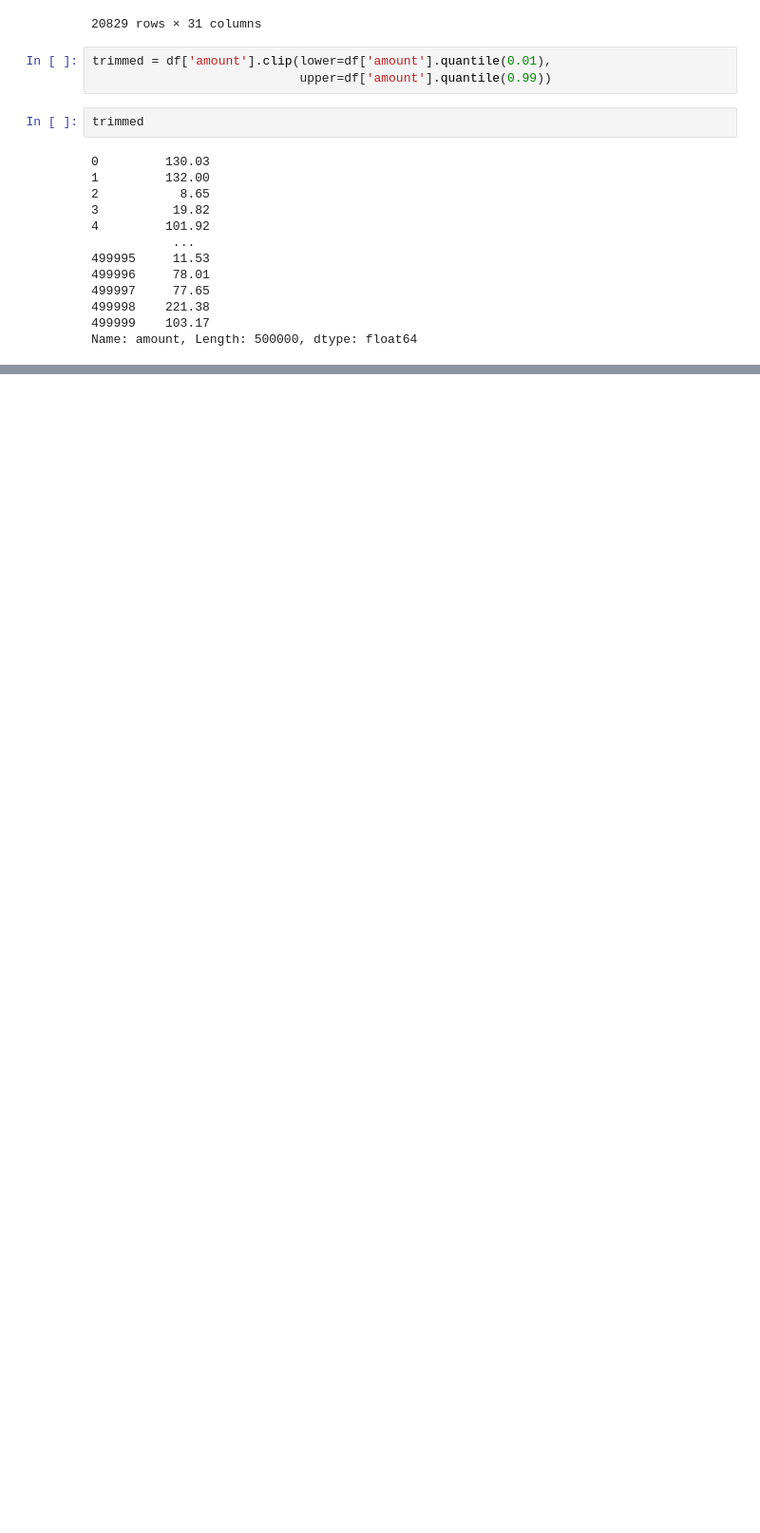
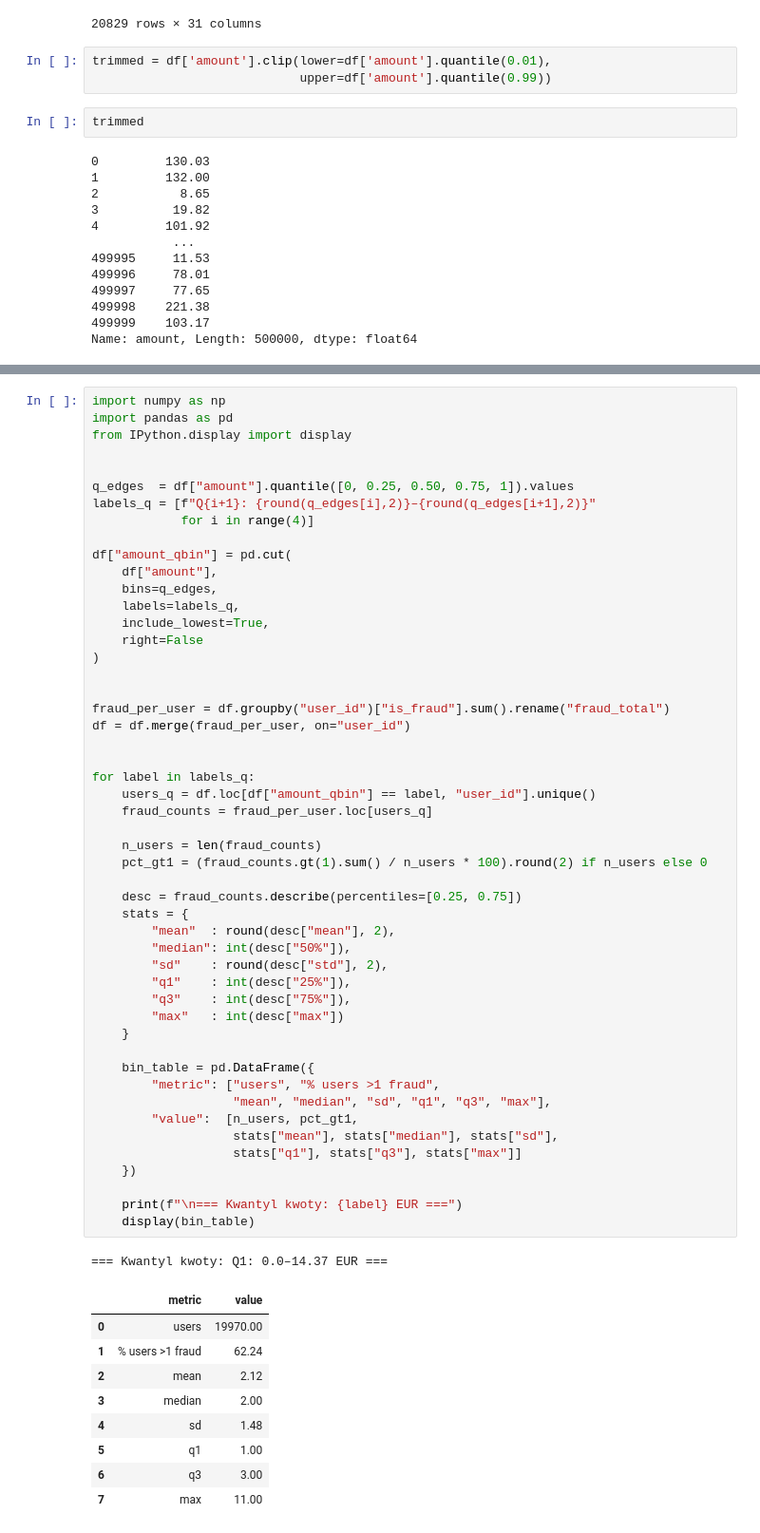
Before and after one commit to AleksanderWWW/gen-z4ikers, a Jupyter notebook: eda.ipynb, the cells around one changed output, grey strips where cells are left out. Shown at 95% size. Drawn from its saved outputs; the diff is of its cells as text; blank space fills up the shorter version.

```diff
--- a/eda.ipynb
+++ b/eda.ipynb
@@ -144,0 +269,61 @@ Name: amount, Length: 500000, dtype: float64
+# %%
+import numpy as np
+import pandas as pd
+from IPython.display import display
+
+
+q_edges  = df["amount"].quantile([0, 0.25, 0.50, 0.75, 1]).values
+labels_q = [f"Q{i+1}: {round(q_edges[i],2)}–{round(q_edges[i+1],2)}"
+            for i in range(4)]
+
+df["amount_qbin"] = pd.cut(
+    df["amount"],
+    bins=q_edges,
+    labels=labels_q,
+    include_lowest=True,
+    right=False
+)
+
+
+fraud_per_user = df.groupby("user_id")["is_fraud"].sum().rename("fraud_total")
+df = df.merge(fraud_per_user, on="user_id")
+
+
+for label in labels_q:
+    users_q = df.loc[df["amount_qbin"] == label, "user_id"].unique()
+    fraud_counts = fraud_per_user.loc[users_q]
+
+    n_users = len(fraud_counts)
+    pct_gt1 = (fraud_counts.gt(1).sum() / n_users * 100).round(2) if n_users else 0
+
+    desc = fraud_counts.describe(percentiles=[0.25, 0.75])
+    stats = {
+        "mean"  : round(desc["mean"], 2),
+        "median": int(desc["50%"]),
+        "sd"    : round(desc["std"], 2),
+        "q1"    : int(desc["25%"]),
+        "q3"    : int(desc["75%"]),
+        "max"   : int(desc["max"])
+    }
+
+    bin_table = pd.DataFrame({
+        "metric": ["users", "% users >1 fraud",
+                   "mean", "median", "sd", "q1", "q3", "max"],
+        "value":  [n_users, pct_gt1,
+                   stats["mean"], stats["median"], stats["sd"],
+                   stats["q1"], stats["q3"], stats["max"]]
+    })
+
+    print(f"\n=== Kwantyl kwoty: {label} EUR ===")
+    display(bin_table)
+# %% [output]
+=== Kwantyl kwoty: Q1: 0.0–14.37 EUR ===
+|  | metric | value |
+| 0 | users | 19970.00 |
+| 1 | % users >1 fraud | 62.24 |
+| 2 | mean | 2.12 |
+| 3 | median | 2.00 |
+| 4 | sd | 1.48 |
+| 5 | q1 | 1.00 |
+| 6 | q3 | 3.00 |
+| 7 | max | 11.00 |
```
Also changed, not shown: parts of 22 cells of this notebook.
